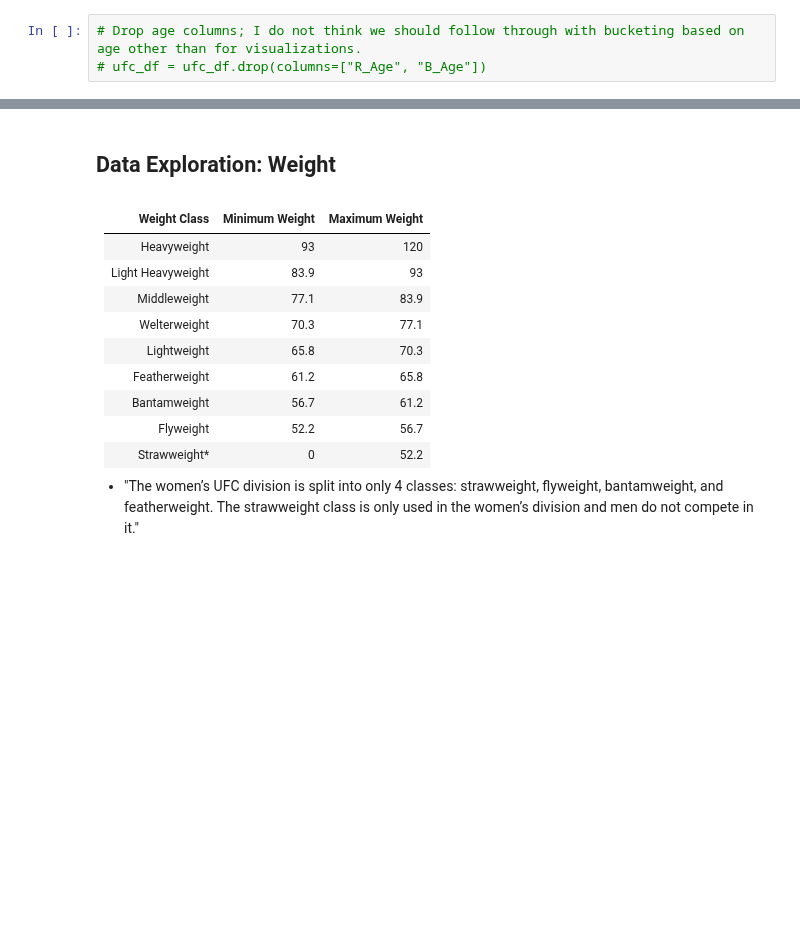
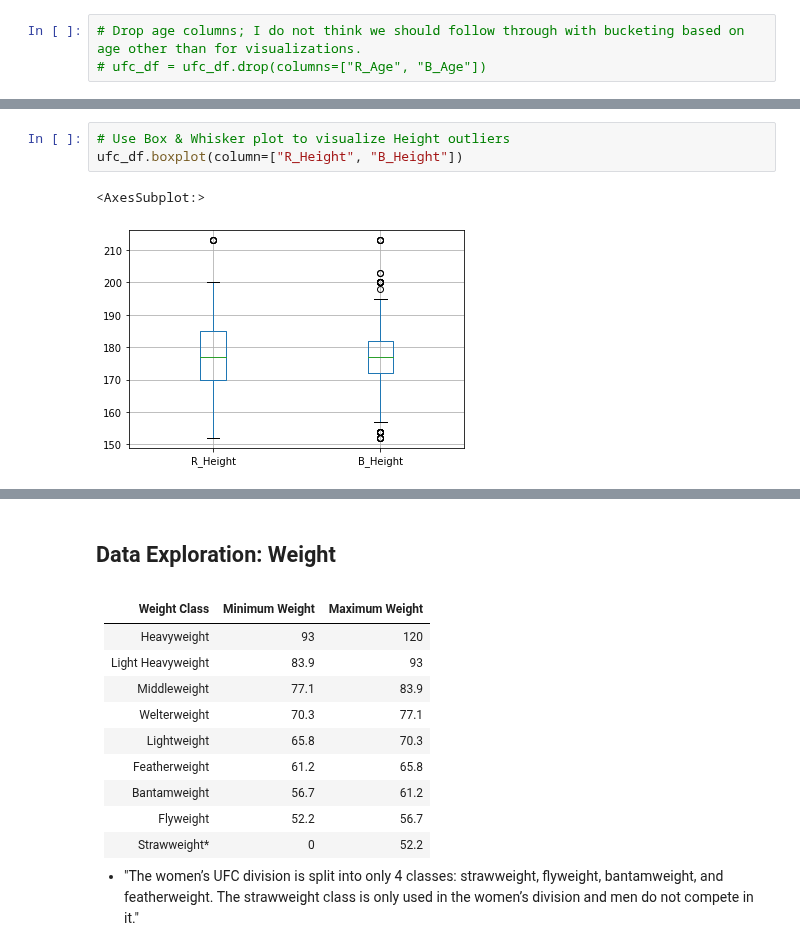
Before and after one commit to seven-foot-two/turtle-time, a Jupyter notebook: UFC_Final_Project.ipynb, the cells around one changed output, grey strips where cells are left out. Cells and saved outputs as stored; diff of their text form; blank space fills up the shorter version.

```diff
--- a/UFC_Final_Project.ipynb
+++ b/UFC_Final_Project.ipynb
@@ -103,0 +183,6 @@ ufc_df["B_Age_Bucket"].value_counts().plot(
+# %%
+# Use Box & Whisker plot to visualize Height outliers
+ufc_df.boxplot(column=["R_Height", "B_Height"])
+# %% [output]
+<AxesSubplot:>
+[figure, added]
```
Also changed, not shown: parts of 24 cells of this notebook, 1 other file.
